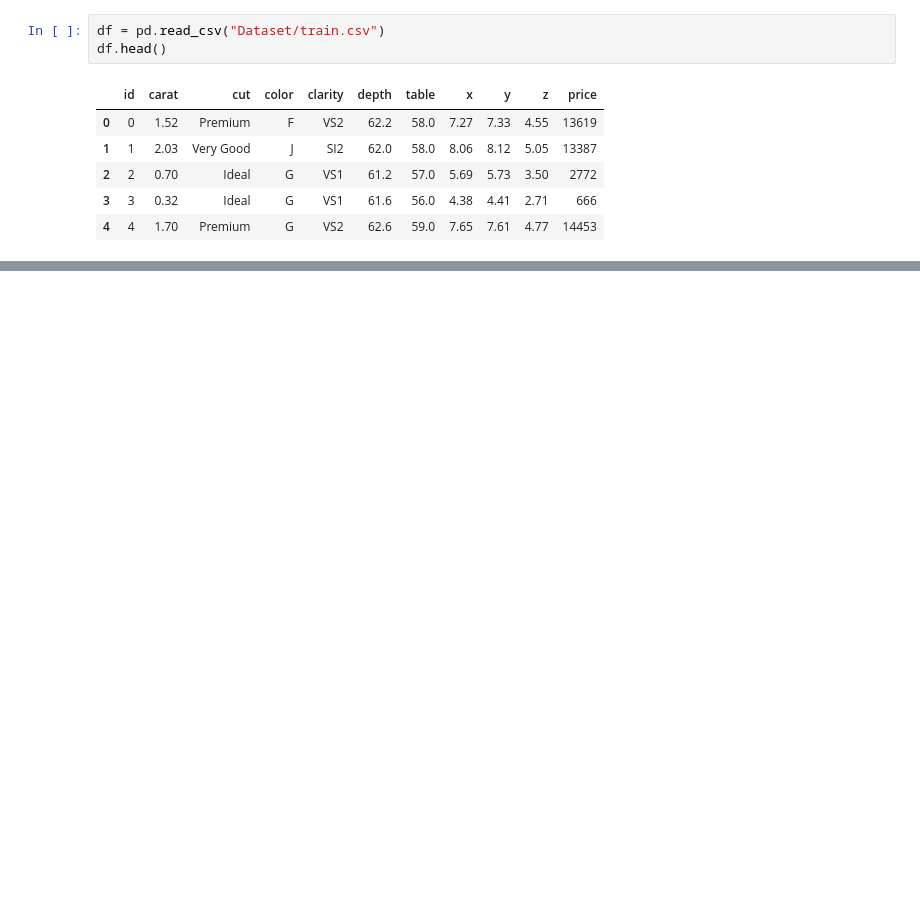
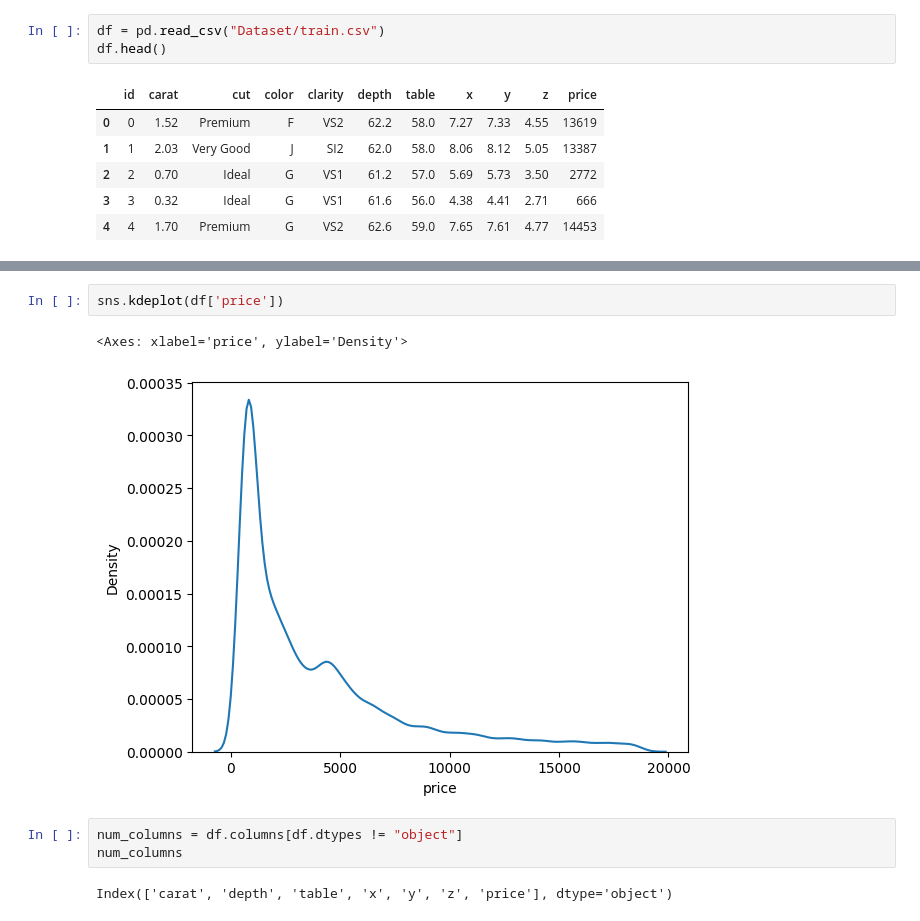
Before and after one commit to 45-Hrishi/End-to-End-Gemstone-Price-Prediction-Application, a Jupyter notebook: research/experiments.ipynb, the cells around one changed output, grey strips where cells are left out. Cells and saved outputs as stored; diff of their text form; blank space fills up the shorter version.

```diff
--- a/research/experiments.ipynb
+++ b/research/experiments.ipynb
@@ -12,0 +192,10 @@ df.head()
+# %%
+sns.kdeplot(df['price'])
+# %% [output]
+<Axes: xlabel='price', ylabel='Density'>
+[figure, added]
+# %%
+num_columns = df.columns[df.dtypes != "object"]
+num_columns
+# %% [output]
+Index(['carat', 'depth', 'table', 'x', 'y', 'z', 'price'], dtype='object')
```
Also changed, not shown: parts of 25 cells of this notebook, 1 other file.
